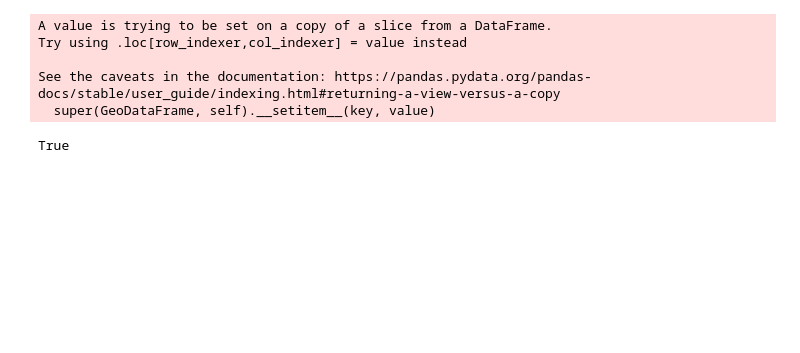
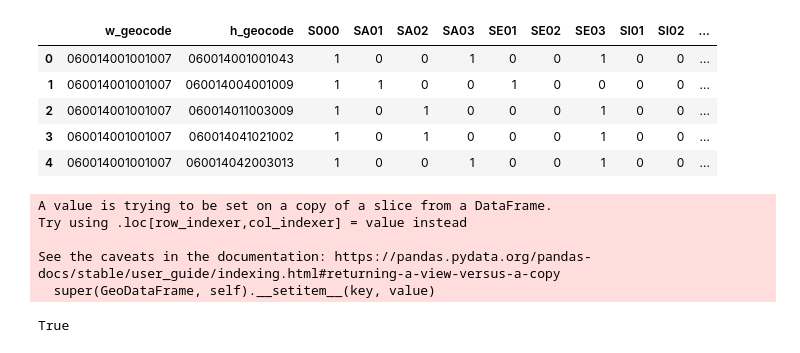
Before and after one commit to pmannino5/expo-park-commutes, a Jupyter notebook: Expo-Neighborhood-Commutes.ipynb, the cells around one changed output. Drawn from its saved outputs; the diff is of its cells as text; code cells hidden in the pictures; blank space fills up the shorter version.

```diff
--- a/Expo-Neighborhood-Commutes.ipynb
+++ b/Expo-Neighborhood-Commutes.ipynb
@@ -6,10 +6,17 @@ import folium
 # %%
 # import lodes dataset
 
-lodes=pd.read_csv('data/ca_od_main_JT00_2017.csv',
+lodes=pd.read_csv('../../../data/input/Lodes/ca_od_main_JT00_2017.csv',
                  dtype={'w_geocode' : str, 'h_geocode':str})
 
 lodes.head()
+# %% [output]
+|  | w_geocode | h_geocode | S000 | SA01 | SA02 | SA03 | SE01 | SE02 | SE03 | SI01 | SI02 | ... |
+| 0 | 060014001001007 | 060014001001043 | 1 | 0 | 0 | 1 | 0 | 0 | 1 | 0 | 0 | ... |
+| 1 | 060014001001007 | 060014004001009 | 1 | 1 | 0 | 0 | 1 | 0 | 0 | 0 | 0 | ... |
+| 2 | 060014001001007 | 060014011003009 | 1 | 0 | 1 | 0 | 0 | 0 | 1 | 0 | 0 | ... |
+| 3 | 060014001001007 | 060014041021002 | 1 | 0 | 1 | 0 | 0 | 0 | 1 | 0 | 0 | ... |
+| 4 | 060014001001007 | 060014042003013 | 1 | 0 | 0 | 1 | 0 | 0 | 1 | 0 | 0 | ... |
 # %%
 # import la neighborhood shapefile from LA Times - limit to expo park nh
 la_hoods=gpd.read_file('data/lahoods')
```
Also changed, not shown: parts of 7 cells of this notebook.
